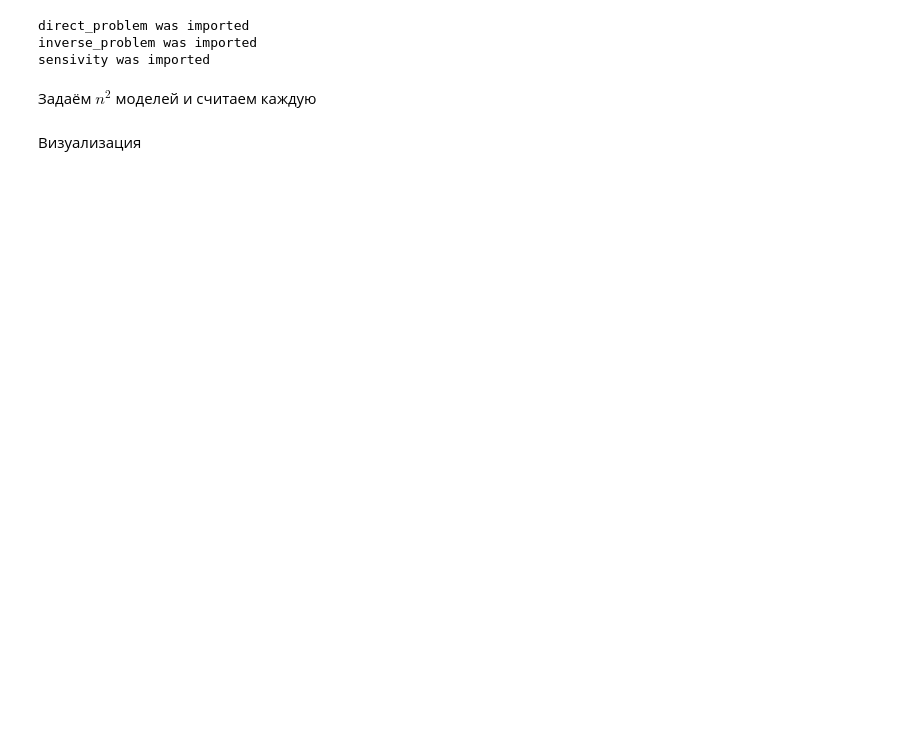
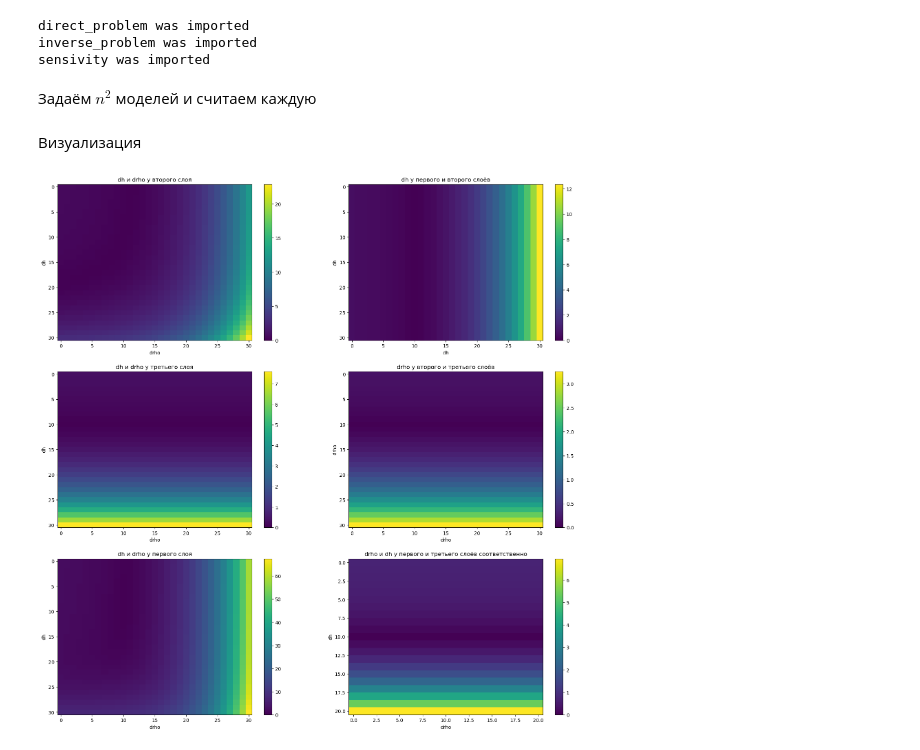
Before and after one commit to arty0mkha/electrical-prospecting, a Jupyter notebook: equivalence_example.ipynb, the cells around one changed output. Cells and saved outputs as stored; diff of their text form; code cells hidden in the pictures; blank space fills up the shorter version.

```diff
--- a/equivalence_example.ipynb
+++ b/equivalence_example.ipynb
@@ -28,2 +65,12 @@ matrix = np.array(matrix)
+# %%
+# drho и dh у первого и третьего слоёв соответственно
+resist = matrix_models(param0, (0,5), 21, 'U')
+matrix6 = []
+for i in range(21):
+  prikol = []
+  for j in range(21):
+    prikol.append(RMSPE(resist[i][j],resist[10][10]))
+  matrix6.append(np.array(prikol))
+matrix6 = np.array(matrix6)
 # %% [markdown]
 Визуализация
@@ -33,0 +77,31 @@ plt.title('Эквивалентность')
+# %%
+matrix = [[matrix1, matrix2, matrix3],[matrix4,matrix5,matrix6]]
+# %%
+nrows, ncols = 3,2
+fig, axs = plt.subplots(nrows=nrows, ncols=ncols, figsize=(20, 20))
+
+for i in range(nrows):
+  for j in range(ncols):
+    im = axs[i,j].imshow(matrix[j][i], aspect='auto')
+    plt.colorbar(im, ax=axs[i,j])
+axs[0,0].set_title('dh и drho у второго слоя')
+axs[0,0].set_xlabel('drho')
+axs[0,0].set_ylabel('dh')
+axs[0,1].set_title('dh у первого и второго слоёв')
+axs[0,1].set_xlabel('dh')
+axs[0,1].set_ylabel('dh')
+axs[1,0].set_title('dh и drho у третьего слоя')
+axs[1,0].set_xlabel('drho')
+axs[1,0].set_ylabel('dh')
+axs[1,1].set_title('drho у второго и третьего слоёв')
+axs[1,1].set_xlabel('drho')
+axs[1,1].set_ylabel('drho')
+axs[2,0].set_title('dh и drho у первого слоя')
+axs[2,0].set_xlabel('drho')
+axs[2,0].set_ylabel('dh')
+axs[2,1].set_title('drho и dh у первого и третьего слоёв соответственно')
+axs[2,1].set_xlabel('drho')
+axs[2,1].set_ylabel('dh')
+plt.show()
+# %% [output]
+[figure, added]
```
Also changed, not shown: parts of 9 cells of this notebook.
